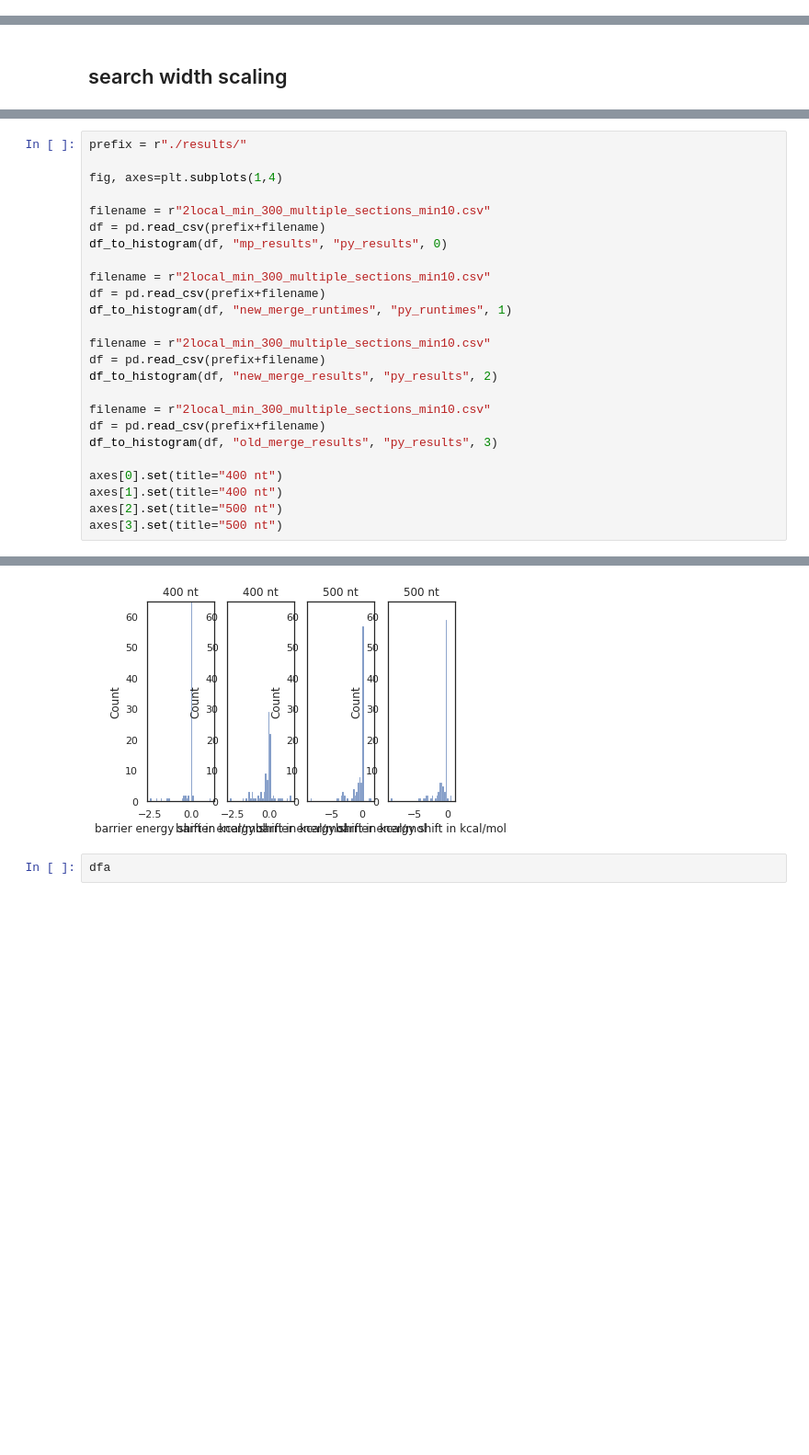
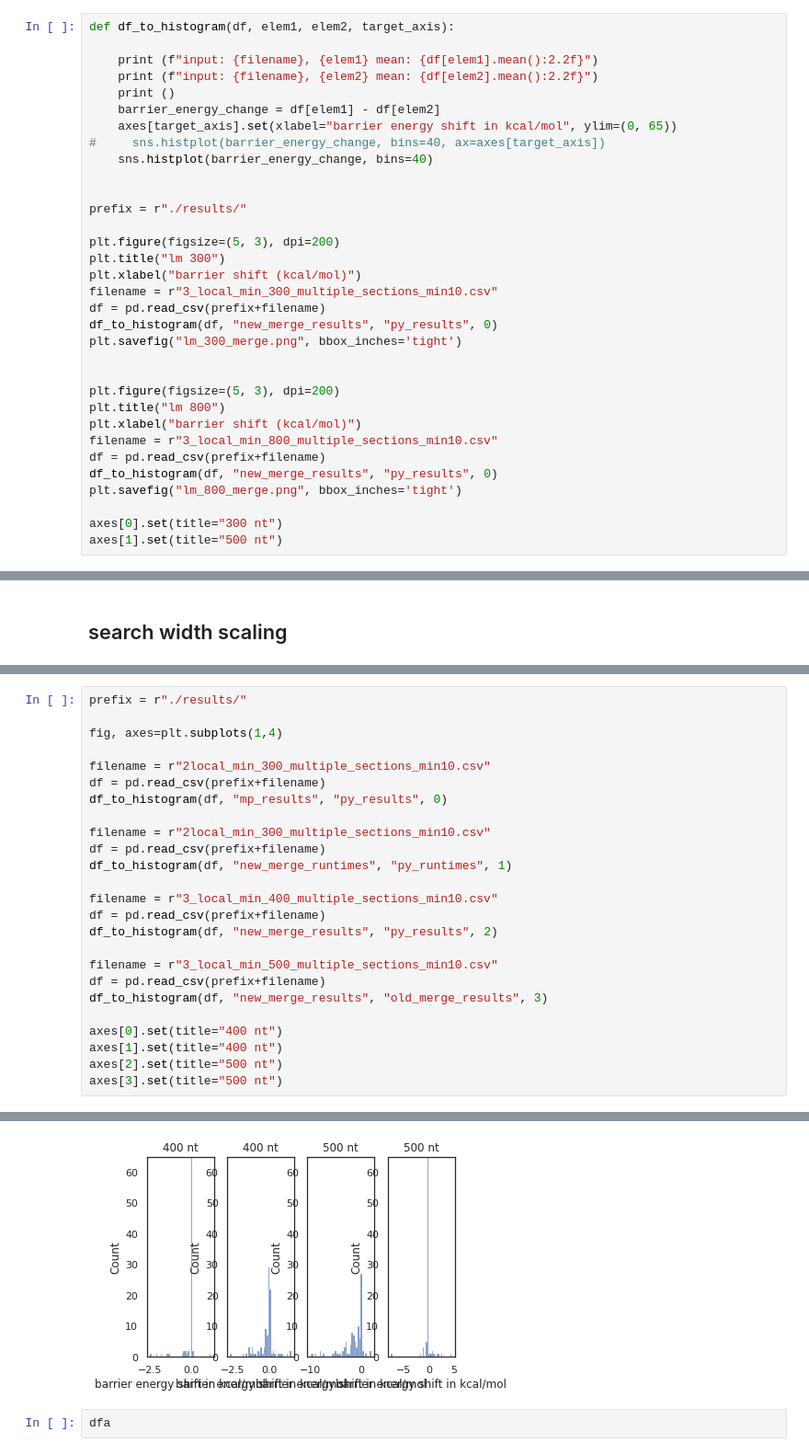
Before and after one commit to maxf-at/findpath_cpp, a Jupyter notebook: benchmarks.ipynb, the cells around one changed output, grey strips where cells are left out. Shown at 92% size. Saved outputs shown, nothing was run; the diff lists cells and outputs as text; blank space fills up the shorter version.

```diff
--- a/benchmarks.ipynb
+++ b/benchmarks.ipynb
@@ -368,0 +412,33 @@ df[df["new_merge_results"]>df["py_results"]]
+# %%
+def df_to_histogram(df, elem1, elem2, target_axis):
+
+    print (f"input: {filename}, {elem1} mean: {df[elem1].mean():2.2f}")
+    print (f"input: {filename}, {elem2} mean: {df[elem2].mean():2.2f}")
+    print ()
+    barrier_energy_change = df[elem1] - df[elem2]
+    axes[target_axis].set(xlabel="barrier energy shift in kcal/mol", ylim=(0, 65))
+#     sns.histplot(barrier_energy_change, bins=40, ax=axes[target_axis])
+    sns.histplot(barrier_energy_change, bins=40)
+
+
+prefix = r"./results/"
+
+plt.figure(figsize=(5, 3), dpi=200)
+plt.title("lm 300")
+plt.xlabel("barrier shift (kcal/mol)")
+filename = r"3_local_min_300_multiple_sections_min10.csv"
+df = pd.read_csv(prefix+filename)
+df_to_histogram(df, "new_merge_results", "py_results", 0)
+plt.savefig("lm_300_merge.png", bbox_inches='tight')
+
+
+plt.figure(figsize=(5, 3), dpi=200)
+plt.title("lm 800")
+plt.xlabel("barrier shift (kcal/mol)")
+filename = r"3_local_min_800_multiple_sections_min10.csv"
+df = pd.read_csv(prefix+filename)
+df_to_histogram(df, "new_merge_results", "py_results", 0)
+plt.savefig("lm_800_merge.png", bbox_inches='tight')
+
+axes[0].set(title="300 nt")
+axes[1].set(title="500 nt")
@@ -450,13 +542,13 @@ filename = r"2local_min_300_multiple_sections_min10.csv"
 df = pd.read_csv(prefix+filename)
 df_to_histogram(df, "new_merge_runtimes", "py_runtimes", 1)
 
-filename = r"2local_min_300_multiple_sections_min10.csv"
+filename = r"3_local_min_400_multiple_sections_min10.csv"
 df = pd.read_csv(prefix+filename)
 df_to_histogram(df, "new_merge_results", "py_results", 2)
 
-filename = r"2local_min_300_multiple_sections_min10.csv"
+filename = r"3_local_min_500_multiple_sections_min10.csv"
 df = pd.read_csv(prefix+filename)
-df_to_histogram(df, "old_merge_results", "py_results", 3)
+df_to_histogram(df, "new_merge_results", "old_merge_results", 3)
 
 axes[0].set(title="400 nt")
 axes[1].set(title="400 nt")
@@ -477,5 +569,5 @@ input: 2local_min_300_multiple_sections_min10.csv, py_results mean: -67.35
 [Text(0.5, 1.0, '500 nt')]
-[figure, old version]
+[figure, new version]
 # %%
 dfa
 # %% [output]
```
Also changed, not shown: parts of 19 cells of this notebook, 13 other files.
